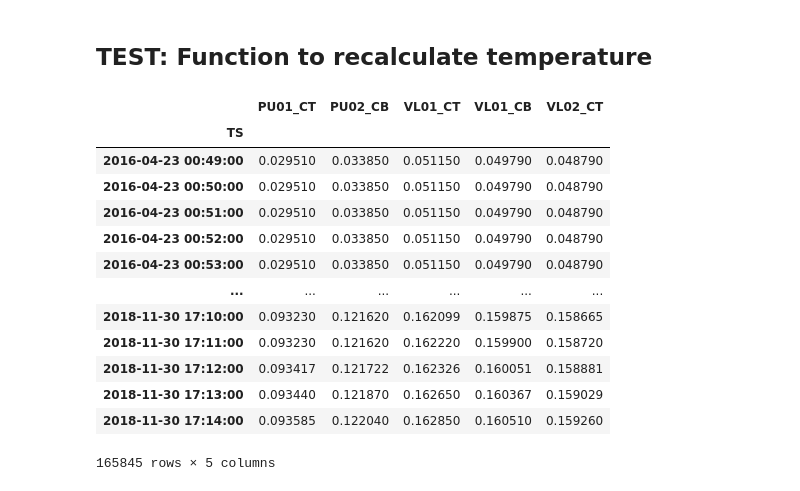
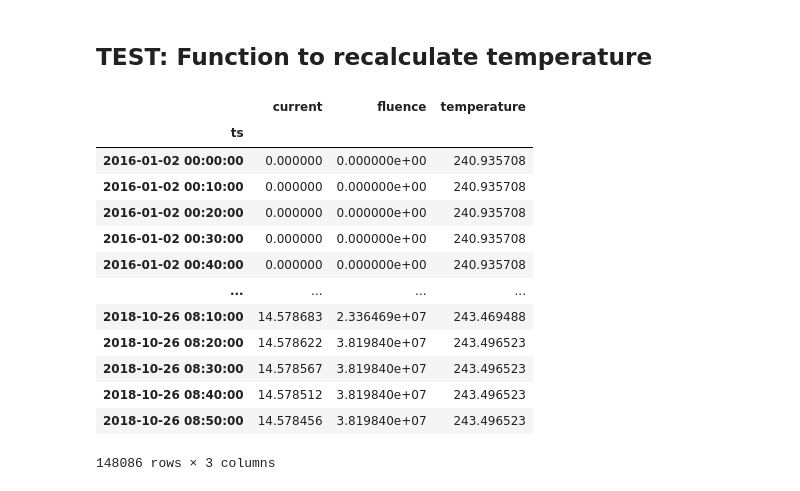
Before and after one commit to mariapycior/hamburg_model_impl, a Jupyter notebook: test_area.ipynb, the cells around one changed output. Saved outputs shown, nothing was run; the diff lists cells and outputs as text; code cells hidden in the pictures.

```diff
--- a/test_area.ipynb
+++ b/test_area.ipynb
@@ -141,6 +143,23 @@ Starting main calculation loop...
 Simulation completed!
 # %% [markdown]
 ## TEST: Function to recalculate temperature
+# %%
+df
+# %% [output]
+|  | current | fluence | temperature |
+| ts |  |  |  |
+| 2016-01-02 00:00:00 | 0.000000 | 0.000000e+00 | 240.935708 |
+| 2016-01-02 00:10:00 | 0.000000 | 0.000000e+00 | 240.935708 |
+| 2016-01-02 00:20:00 | 0.000000 | 0.000000e+00 | 240.935708 |
+| 2016-01-02 00:30:00 | 0.000000 | 0.000000e+00 | 240.935708 |
+| 2016-01-02 00:40:00 | 0.000000 | 0.000000e+00 | 240.935708 |
+| ... | ... | ... | ... |
+| 2018-10-26 08:10:00 | 14.578683 | 2.336469e+07 | 243.469488 |
+| 2018-10-26 08:20:00 | 14.578622 | 3.819840e+07 | 243.496523 |
+| 2018-10-26 08:30:00 | 14.578567 | 3.819840e+07 | 243.496523 |
+| 2018-10-26 08:40:00 | 14.578512 | 3.819840e+07 | 243.496523 |
+| 2018-10-26 08:50:00 | 14.578456 | 3.819840e+07 | 243.496523 |
+148086 rows × 3 columns
 # %%
 #   Reading current sample data
 import fluence_lib
@@ -155,17 +174,0 @@ current_sample_df.set_index('TS', inplace=True)
-# %%
-current_sample_df
-# %% [output]
-|  | PU01_CT | PU02_CB | VL01_CT | VL01_CB | VL02_CT |
-| TS |  |  |  |  |  |
-| 2016-04-23 00:49:00 | 0.029510 | 0.033850 | 0.051150 | 0.049790 | 0.048790 |
-| 2016-04-23 00:50:00 | 0.029510 | 0.033850 | 0.051150 | 0.049790 | 0.048790 |
-| 2016-04-23 00:51:00 | 0.029510 | 0.033850 | 0.051150 | 0.049790 | 0.048790 |
-| 2016-04-23 00:52:00 | 0.029510 | 0.033850 | 0.051150 | 0.049790 | 0.048790 |
-| 2016-04-23 00:53:00 | 0.029510 | 0.033850 | 0.051150 | 0.049790 | 0.048790 |
-| ... | ... | ... | ... | ... | ... |
-| 2018-11-30 17:10:00 | 0.093230 | 0.121620 | 0.162099 | 0.159875 | 0.158665 |
-| 2018-11-30 17:11:00 | 0.093230 | 0.121620 | 0.162220 | 0.159900 | 0.158720 |
-| 2018-11-30 17:12:00 | 0.093417 | 0.121722 | 0.162326 | 0.160051 | 0.158881 |
-| 2018-11-30 17:13:00 | 0.093440 | 0.121870 | 0.162650 | 0.160367 | 0.159029 |
-| 2018-11-30 17:14:00 | 0.093585 | 0.122040 | 0.162850 | 0.160510 | 0.159260 |
-165845 rows × 5 columns
```
Also changed, not shown: parts of 6 cells of this notebook, 6 other files.
